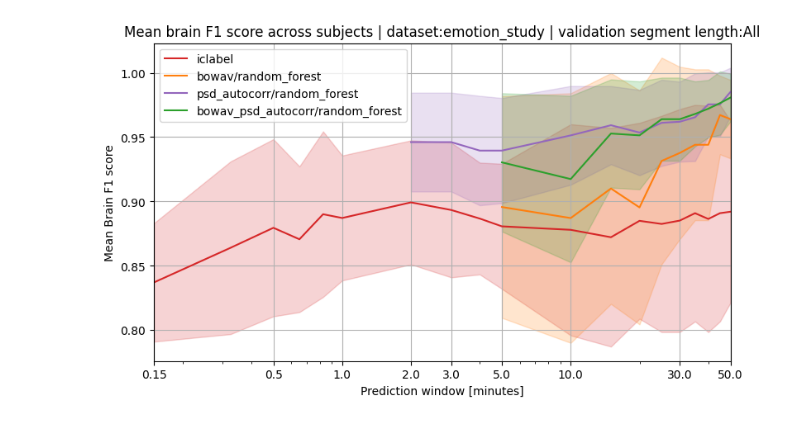
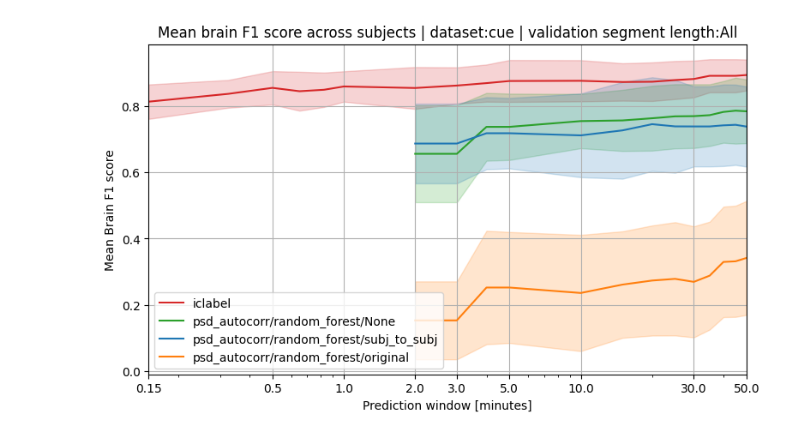
Before and after one commit to cniel-ud/ICWaves, a Jupyter notebook: notebooks/eval_classifier.ipynb, the cells around one changed output. Cells and saved outputs as stored; diff of their text form; code cells hidden in the pictures.

Commit message:
Add support for CMMN filters

```diff
--- a/notebooks/eval_classifier.ipynb
+++ b/notebooks/eval_classifier.ipynb
@@ -104,7 +93,7 @@ Loading cached results from /Users/gcarlmen/personal_repos/ICWaves/results/emoti
 import matplotlib.pyplot as plt
 global_x_ticks = np.array([0.15, 0.5, 1, 2, 3, 5, 10, 30, 50])
 # colors = {"bowav/logistic": "blue", "psd_autocorr/logistic": "green", "bowav/random_forest": "orange", "psd_autocorr/random_forest": "purple"}
-colors = {"bowav_psd_autocorr/random_forest": "green", "bowav/random_forest": "orange", "psd_autocorr/random_forest": "purple"}
+colors = {"random_forest/None": "green", "random_forest/subj_to_subj": "blue", "random_forest/original": "orange"}
 val_seg_len_map = {-1: "All", 300: "5-minutes"}
 # The *.mat files with the ICLabel labels were manually created for the following prediction times
     #     9.0,    19.5,    30.0,    39.0,    49.5
@@ -129,41 +118,45 @@ for eval_dataset in ["cue", "emotion_study"]:
             }
         )
 
-    for validation_segment_len in [-1]:  #  [-1, 300]:
-        fig, ax = plt.subplots(figsize=(9, 5))
-        ax = plot_line_with_error_area(
-            ax,
-            iclabel_df,
-            "Prediction window [minutes]",
-            "iclabel",
-            "StdDev - iclabel",
-            color="red"
-        )
-        for classifier_type in ["random_forest"]:  # ["random_forest", "logistic"]:
-            for feature_extractor_str in ["bowav", "psd_autocorr", "bowav_psd_autocorr"]:
-                df = mean_std_df[eval_dataset][feature_extractor_str][classifier_type][validation_segment_len]
-                # rename columns to also include the classifier type (e.g., "Brain F1 score - bowav" -> "Brain F1 score - bowav-logistic")
-                df = df.rename(
-                    columns={
-                        "Brain F1 score - " + feature_extractor_str: f"{feature_extractor_str}/{classifier_type}",
-                        "StdDev - " + feature_extractor_str: f"StdDev - {feature_extractor_str}/{classifier_type}"
-                    }
-                )
-                ax = plot_line_with_error_area(
-                    ax,
-                    df,
-                    "Prediction window [minutes]",
-                    f"{feature_extractor_str}/{classifier_type}",
-                    f"StdDev - {feature_extractor_str}/{classifier_type}",
-                    color=colors[f"{feature_extractor_str}/{classifier_type}"]
-                )
+    for validation_segment_len in [-1, 300]:
+        for feature_extractor_str in ["bowav", "psd_autocorr", "bowav_psd_autocorr"]:
+            fig, ax = plt.subplots(figsize=(9, 5))
+            ax = plot_line_with_error_area(
+                ax,
+                iclabel_df,
+                "Prediction window [minutes]",
+                "iclabel",
+                "StdDev - iclabel",
+                color="red"
+            )
+            for classifier_type in ["random_forest"]:  # ["random_forest", "logistic"]:
+                for cmmn_filter in [None, "subj_to_subj", "original"]:
+                    if eval_dataset == "emotion_study" and cmmn_filter is not None:
+                        continue
+                    cmmn_filter_str = str(cmmn_filter)
+                    df = mean_std_df[eval_dataset][cmmn_filter_str][feature_extractor_str][classifier_type][validation_segment_len]
+                    # rename columns to also include the classifier type (e.g., "Brain F1 score - bowav" -> "Brain F1 score - bowav-logistic")
+                    df = df.rename(
+                        columns={
+                            f"Brain F1 score - {feature_extractor_str} - cmmn-{cmmn_filter}": f"{feature_extractor_str}/{classifier_type}/{cmmn_filter}",
+                            f"StdDev - {feature_extractor_str} - cmmn-{cmmn_filter}": f"StdDev - {feature_extractor_str}/{classifier_type}/{cmmn_filter}"
+                        }
+                    )
+                    ax = plot_line_with_error_area(
+                        ax,
+                        df,
+                        "Prediction window [minutes]",
+                        f"{feature_extractor_str}/{classifier_type}/{cmmn_filter}",
+                        f"StdDev - {feature_extractor_str}/{classifier_type}/{cmmn_filter}",
+                        color=colors[f"{classifier_type}/{cmmn_filter}"]
+                    )
 
-        ax.set_xscale("log")
-        ax.set_xticks(global_x_ticks, labels=global_x_ticks)
-        ax.set_xlim(global_x_ticks[0], 50)
-        ax.set_xlabel("Prediction window [minutes]")
-        ax.set_ylabel("Mean Brain F1 score")
-        ax.set_title(f"Mean brain F1 score across subjects | dataset:{eval_dataset} | validation segment length:{val_seg_len_map[validation_segment_len]}")
-        ax.legend()
-        ax.grid(True)
+            ax.set_xscale("log")
+            ax.set_xticks(global_x_ticks, labels=global_x_ticks)
+            ax.set_xlim(global_x_ticks[0], 50)
+            ax.set_xlabel("Prediction window [minutes]")
+            ax.set_ylabel("Mean Brain F1 score")
+            ax.set_title(f"Mean brain F1 score across subjects | dataset:{eval_dataset} | validation segment length:{val_seg_len_map[validation_segment_len]}")
+            ax.legend()
+            ax.grid(True)
 # %% [output]
@@ -171 +164 @@ for eval_dataset in ["cue", "emotion_study"]:
-[figure, old version]
+[figure, new version]
```
Also changed, not shown: parts of 2 cells of this notebook, 6 other files.
